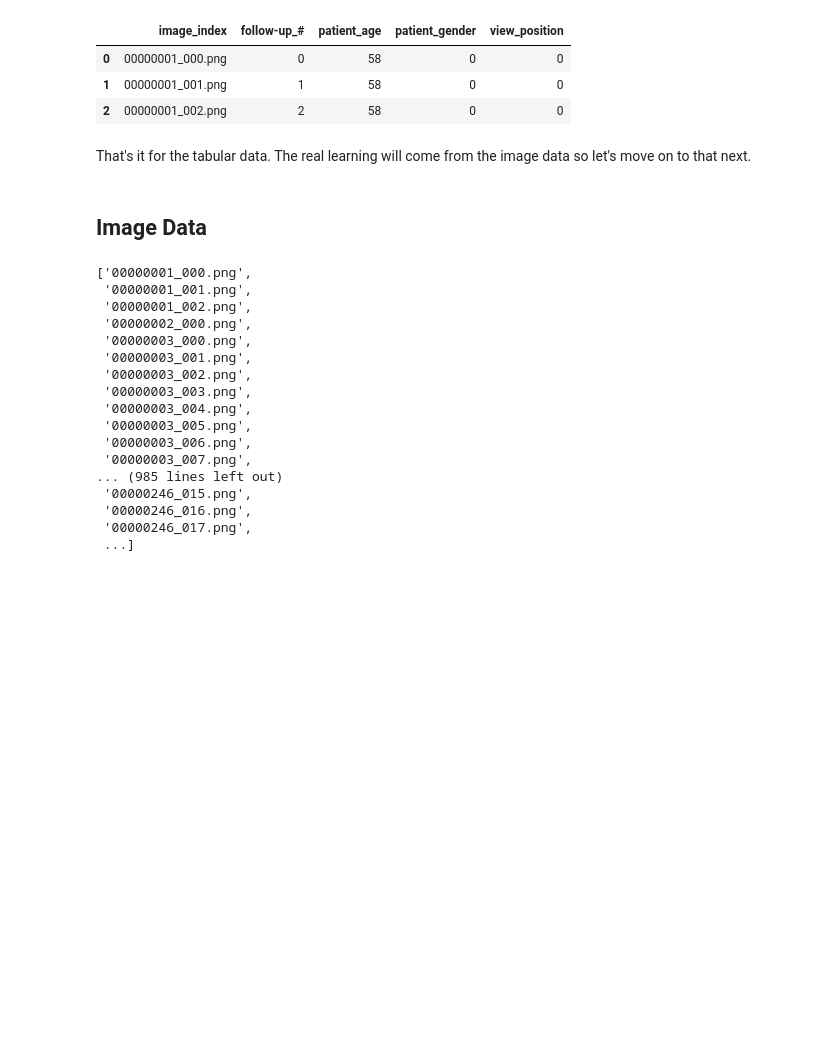
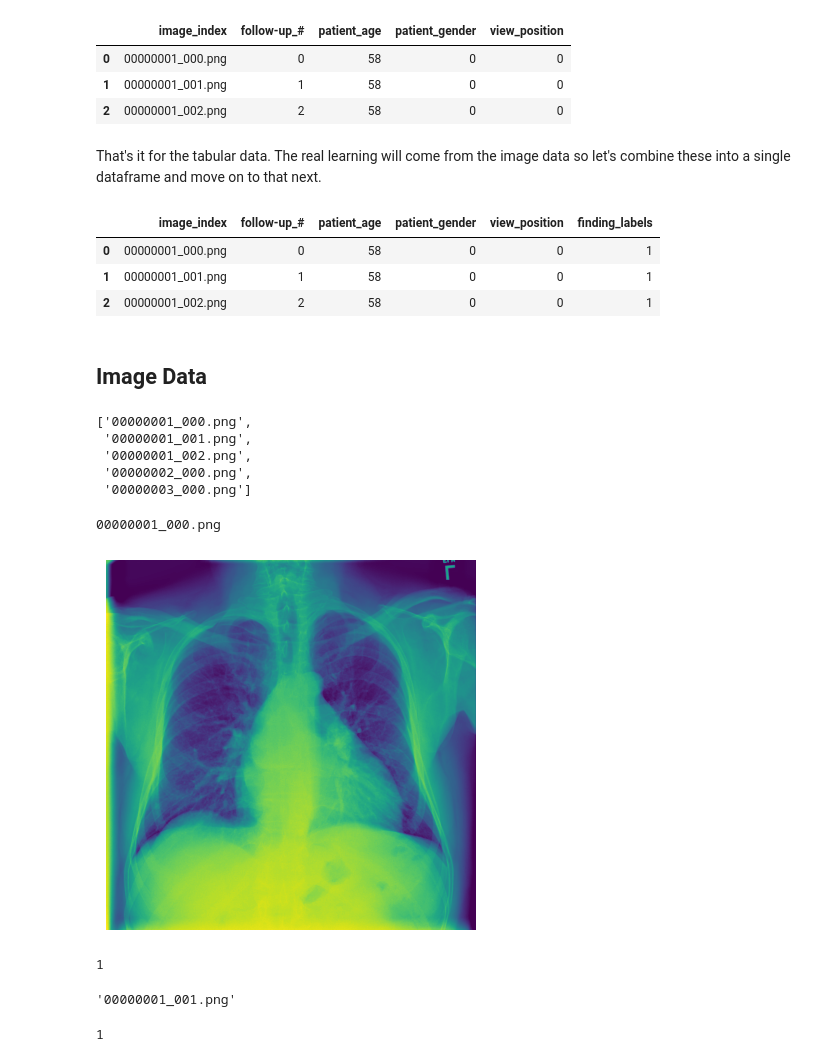
Before and after one commit to RavinderRai/lung-disease-early-detection, a Jupyter notebook: notebooks/data_exploration_and_processing.ipynb, the cells around one changed output. Cells and saved outputs as stored; diff of their text form; code cells hidden in the pictures; blank space fills up the shorter version.

```diff
--- a/notebooks/data_exploration_and_processing.ipynb
+++ b/notebooks/data_exploration_and_processing.ipynb
@@ -299,34 +299,66 @@ X.head(3)
 | 1 | 00000001_001.png | 1 | 58 | 0 | 0 |
 | 2 | 00000001_002.png | 2 | 58 | 0 | 0 |
 # %% [markdown]
-That's it for the tabular data. The real learning will come from the image data so let's move on to that next.
+That's it for the tabular data. The real learning will come from the image data so let's combine these into a single dataframe and move on to that next.
+# %%
+final_df = pd.concat([X, y], axis=1)
+final_df.to_csv("../data/lung_disease_labels.csv", index=False)
+final_df.head(3)
+# %% [output]
+|  | image_index | follow-up_# | patient_age | patient_gender | view_position | finding_labels |
+| 0 | 00000001_000.png | 0 | 58 | 0 | 0 | 1 |
+| 1 | 00000001_001.png | 1 | 58 | 0 | 0 | 1 |
+| 2 | 00000001_002.png | 2 | 58 | 0 | 0 | 1 |
 # %% [markdown]
 ## Image Data
 # %%
 import os
 from PIL import Image
+import torch
+import torchvision.transforms as transforms
 
 # Path to the images on the external SSD
 image_dir = 'D:\BigData\images_001\images'
 
 # List all images in the directory
 image_files = os.listdir(image_dir)
-image_files
+image_files[0:5]
 # %% [output]
 ['00000001_000.png',
  '00000001_001.png',
  '00000001_002.png',
  '00000002_000.png',
- '00000003_000.png',
- '00000003_001.png',
- '00000003_002.png',
- '00000003_003.png',
- '00000003_004.png',
- '00000003_005.png',
- '00000003_006.png',
- '00000003_007.png',
-... (985 lines left out)
- '00000246_015.png',
- '00000246_016.png',
- '00000246_017.png',
- ...]
+ '00000003_000.png']
+# %%
+transform = transforms.ToTensor()
+
+def load_and_display_image(image_file):
+    image_path = os.path.join(image_dir, image_file)
+    image = Image.open(image_path)
+
+    # Apply the transformation
+    image_tensor = transform(image)
+
+    print(image_file)
+
+    # Display the image
+    plt.imshow(image_tensor.permute(1, 2, 0))
+    plt.axis('off')  # Hide the axis
+    plt.show()
+# %%
+load_and_display_image(image_files[0])
+# %% [output]
+00000001_000.png
+[figure, added]
+# %%
+final_df[final_df["image_index"] == '00000001_000.png']['finding_labels'][0]
+# %% [output]
+1
+# %%
+image_files[1]
+# %% [output]
+'00000001_001.png'
+# %%
+final_df[final_df["image_index"] == '00000001_001.png']['finding_labels'].values[0]
+# %% [output]
+1
```
Also changed, not shown: parts of 6 cells of this notebook, 2 other files.
